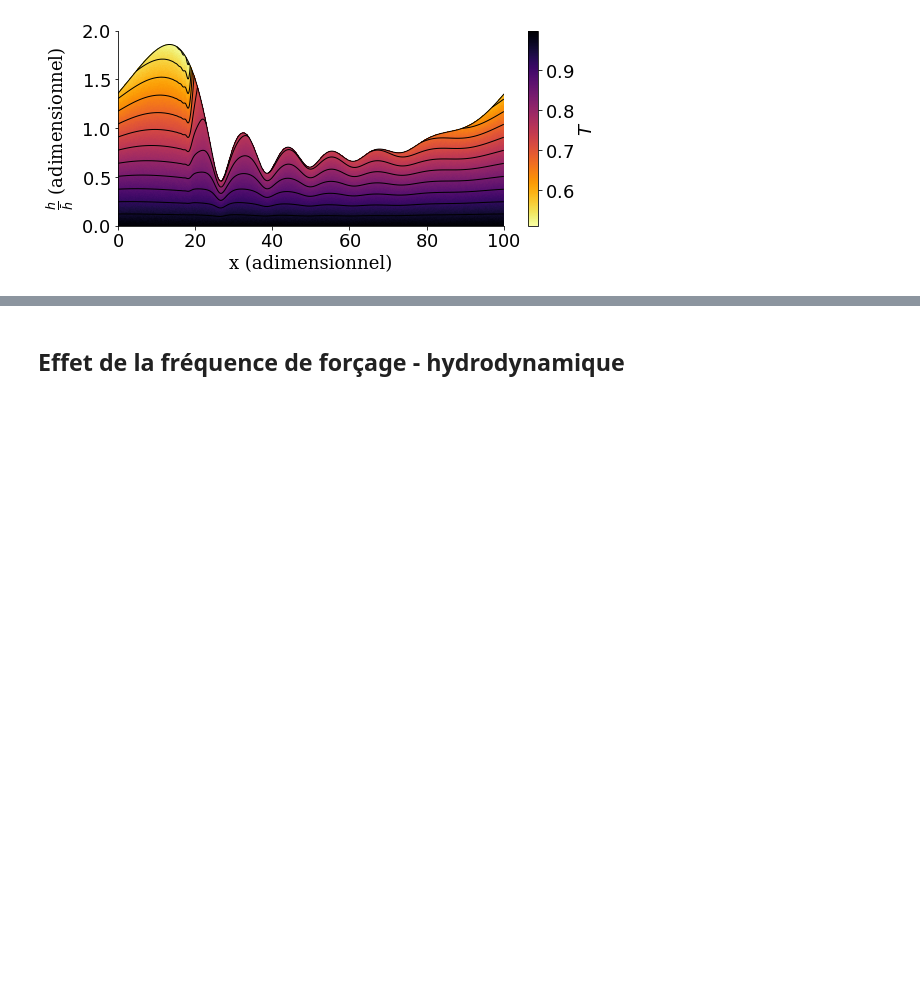
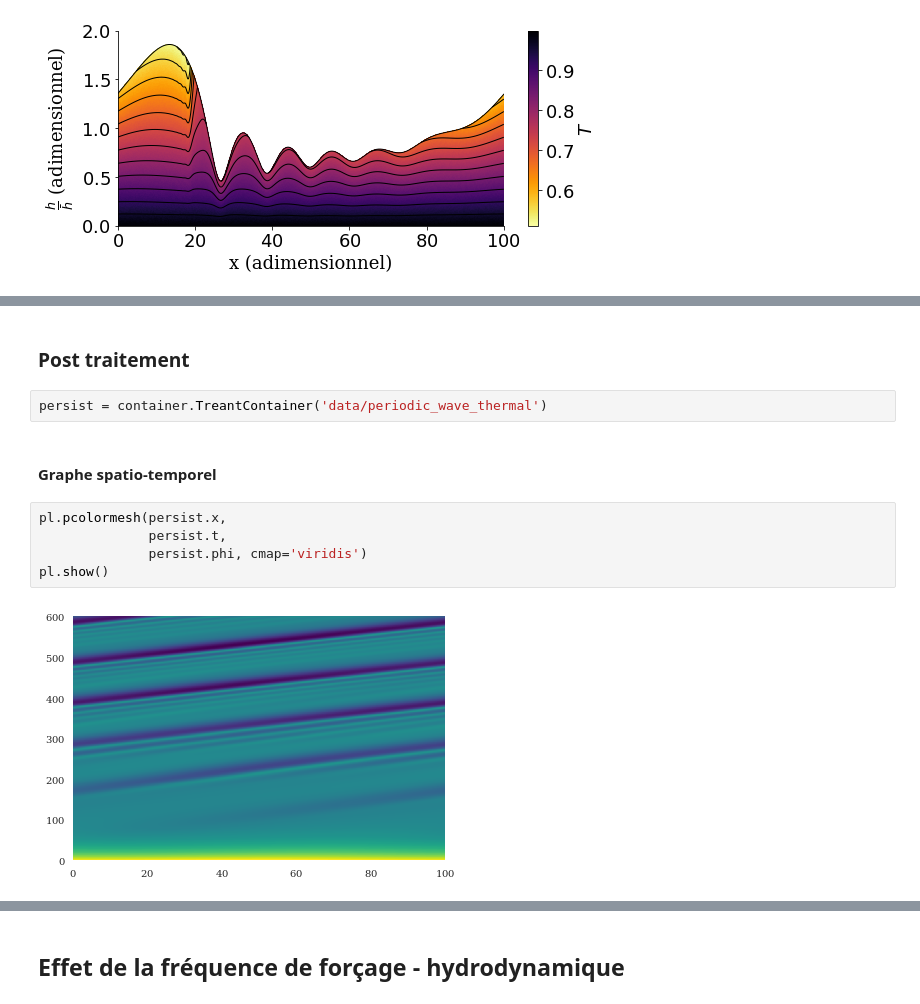
Before and after one commit to celliern/arc_2017, a Jupyter notebook: contenu_additionnel.ipynb, the cells around one changed output, grey strips where cells are left out. Cells and saved outputs as stored; diff of their text form; blank space fills up the shorter version.

```diff
--- a/contenu_additionnel.ipynb
+++ b/contenu_additionnel.ipynb
@@ -410,0 +472,13 @@ with pl.rc_context(rc={'text.fontsize': 18}):
+# %% [markdown]
+### Post traitement
+# %%
+persist = container.TreantContainer('data/periodic_wave_thermal')
+# %% [markdown]
+#### Graphe spatio-temporel
+# %%
+pl.pcolormesh(persist.x,
+              persist.t,
+              persist.phi, cmap='viridis')
+pl.show()
+# %% [output]
+[figure, added]
```
Also changed, not shown: parts of 20 cells of this notebook, 8 other files.
